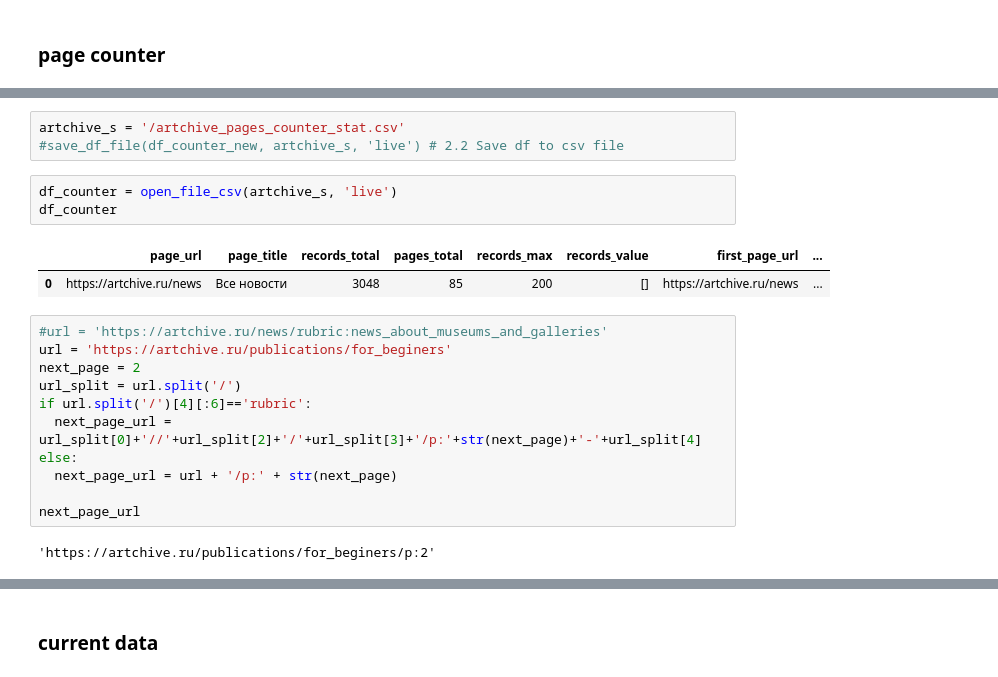
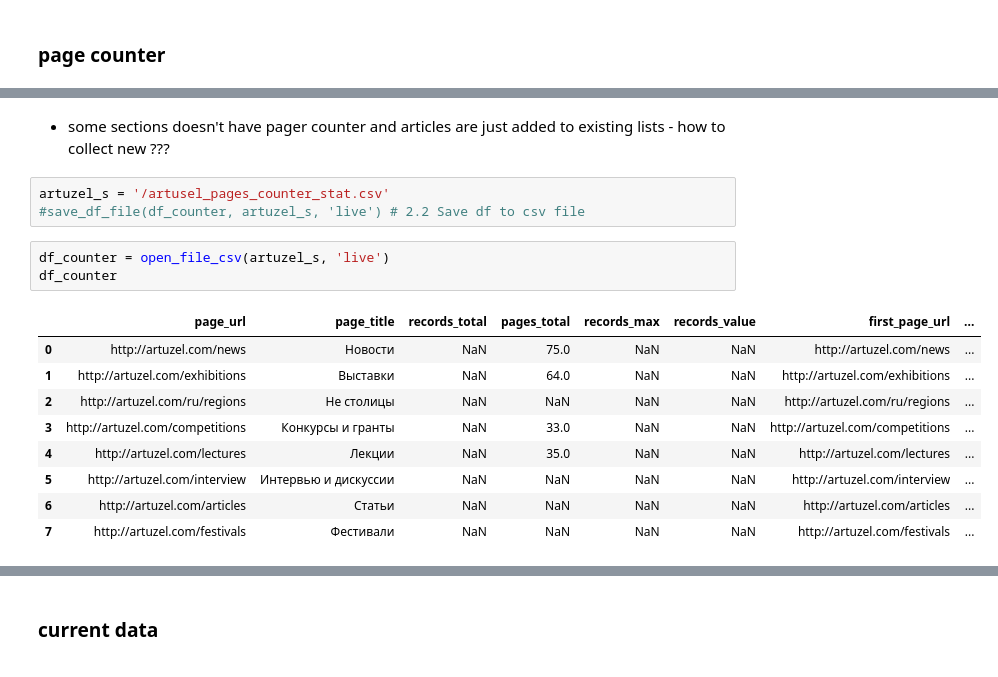
Before and after one commit to Bella151305/ArtProject, a Jupyter notebook: Sites_studies.ipynb, the cells around one changed output, grey strips where cells are left out. Cells and saved outputs as stored; diff of their text form.

```diff
--- a/Sites_studies.ipynb
+++ b/Sites_studies.ipynb
@@ -1402,22 +1725,18 @@ df_counter_new
+# %% [markdown]
+- some sections doesn't have pager counter and articles are just added to existing lists - how to collect new ???
 # %%
-artchive_s = '/artchive_pages_counter_stat.csv'
-#save_df_file(df_counter_new, artchive_s, 'live') # 2.2 Save df to csv file
+artuzel_s = '/artusel_pages_counter_stat.csv'
+#save_df_file(df_counter, artuzel_s, 'live') # 2.2 Save df to csv file
 # %%
-df_counter = open_file_csv(artchive_s, 'live')
+df_counter = open_file_csv(artuzel_s, 'live')
 df_counter
 # %% [output]
 |  | page_url | page_title | records_total | pages_total | records_max | records_value | first_page_url | ... |
-| 0 | https://artchive.ru/news | Все новости | 3048 | 85 | 200 | [] | https://artchive.ru/news | ... |
+| 0 | http://artuzel.com/news | Новости | NaN | 75.0 | NaN | NaN | http://artuzel.com/news | ... |
+| 1 | http://artuzel.com/exhibitions | Выставки | NaN | 64.0 | NaN | NaN | http://artuzel.com/exhibitions | ... |
+| 2 | http://artuzel.com/ru/regions | Не столицы | NaN | NaN | NaN | NaN | http://artuzel.com/ru/regions | ... |
+| 3 | http://artuzel.com/competitions | Конкурсы и гранты | NaN | 33.0 | NaN | NaN | http://artuzel.com/competitions | ... |
+| 4 | http://artuzel.com/lectures | Лекции | NaN | 35.0 | NaN | NaN | http://artuzel.com/lectures | ... |
+| 5 | http://artuzel.com/interview | Интервью и дискуссии | NaN | NaN | NaN | NaN | http://artuzel.com/interview | ... |
+| 6 | http://artuzel.com/articles | Статьи | NaN | NaN | NaN | NaN | http://artuzel.com/articles | ... |
+| 7 | http://artuzel.com/festivals | Фестивали | NaN | NaN | NaN | NaN | http://artuzel.com/festivals | ... |
-# %%
-#url = 'https://artchive.ru/news/rubric:news_about_museums_and_galleries'
-url = 'https://artchive.ru/publications/for_beginers'
-next_page = 2
-url_split = url.split('/')
-if url.split('/')[4][:6]=='rubric':
-  next_page_url = url_split[0]+'//'+url_split[2]+'/'+url_split[3]+'/p:'+str(next_page)+'-'+url_split[4]
-else:
-  next_page_url = url + '/p:' + str(next_page)
-
-next_page_url
-# %% [output]
-'https://artchive.ru/publications/for_beginers/p:2'
```
Also changed, not shown: parts of 99 cells of this notebook.
